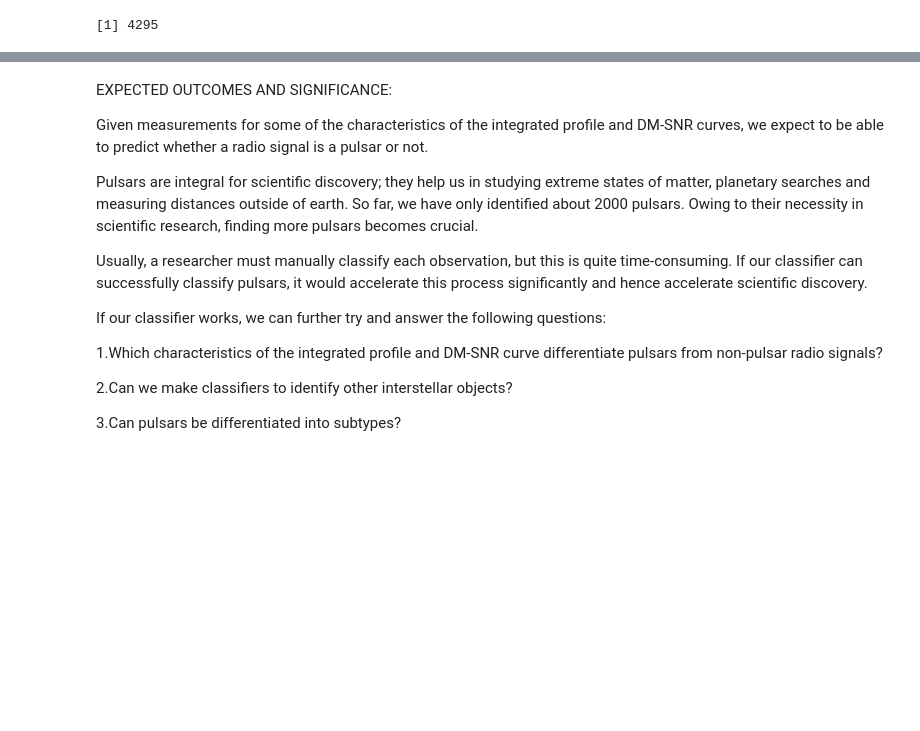
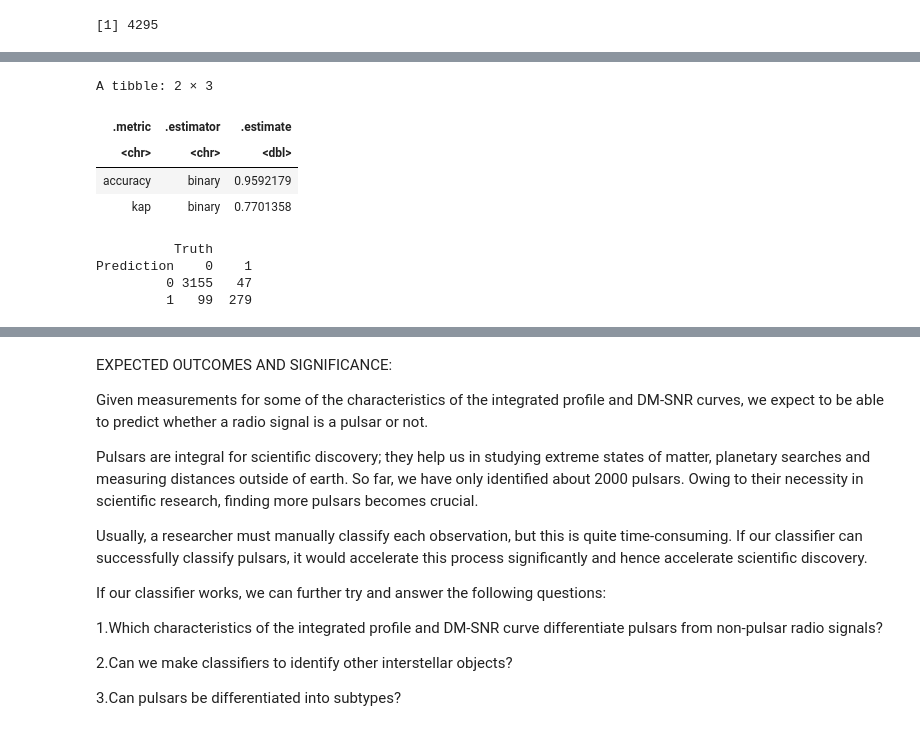
Before and after one commit to ONIGIRIIII/DSCI-100-GROUP-PROJECT, a Jupyter notebook: PULSAR.ipynb, the cells around one changed output, grey strips where cells are left out. Drawn from its saved outputs; the diff is of its cells as text; code cells hidden in the pictures; blank space fills up the shorter version.

```diff
--- a/PULSAR.ipynb
+++ b/PULSAR.ipynb
@@ -411,32 +468,46 @@ estimate_accuracy_vs_k
 # %%
 set.seed(4)
 # create a new model specification using the best neighbor value
-knn_best_spec <- nearest_neighbor(weight_func = "rectangular", neighbors = 2) |>
+knn_best_spec <- nearest_neighbor(weight_func = "rectangular", neighbors = 3) |>
                 set_engine("kknn") |>
                 set_mode("classification")
 
-# we can reuse the old recipe
+# we can reuse the old recipe, but we are creating a new one so that this code block can be run seperately
+pulsar_recipe <- recipe(CLASS ~ EK_IP+SD_IP+M_DM_SNR+SK_IP, data = pulsar_train) |>
+                    step_scale(all_predictors()) |>
+                    step_center(all_predictors()) |>
+                    step_upsample(CLASS, over_ratio = 1)
 
 # fir model onto the training data
 pulsar_fit <- workflow() |>
                 add_recipe(pulsar_recipe) |>
                 add_model(knn_best_spec) |>
                 fit(pulsar_train)
 
 # predict labels for test data observations and join with original table
 pulsar_predict <- predict(pulsar_fit, pulsar_test) |>
                     bind_cols(pulsar_test)
 
 # Calculate accuracy of our model predicting on testing data
 pulsar_accuracy <- pulsar_predict |>
                     metrics(truth = CLASS, estimate = .pred_class)
 pulsar_accuracy
 
 # confusion matrix for our model predicting on testing data
 pulsar_conf_mat <- pulsar_predict |>
                     conf_mat(truth = CLASS, estimate = .pred_class)
 
 pulsar_conf_mat
+# %% [output]
+A tibble: 2 × 3
+| .metric | .estimator | .estimate |
+| <chr> | <chr> | <dbl> |
+| accuracy | binary | 0.9592179 |
+| kap | binary | 0.7701358 |
+          Truth
+Prediction    0    1
+         0 3155   47
+         1   99  279
 # %%
 confusion_matrix_data <- tibble(Prediction = (as.factor(c(0,0,1,1))),
                            Truth = (as.factor(c(0,1,0,1))),
```
Also changed, not shown: parts of 9 cells of this notebook.
